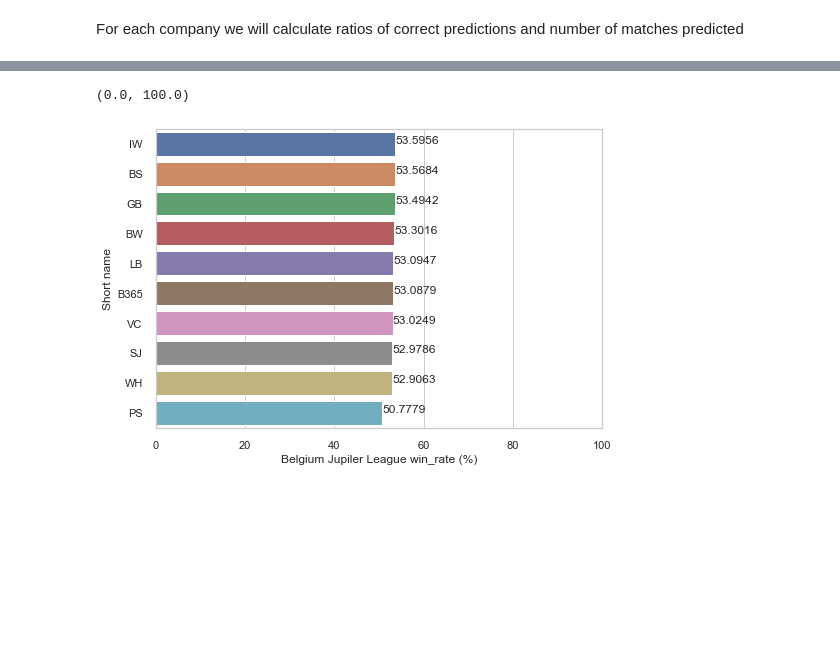
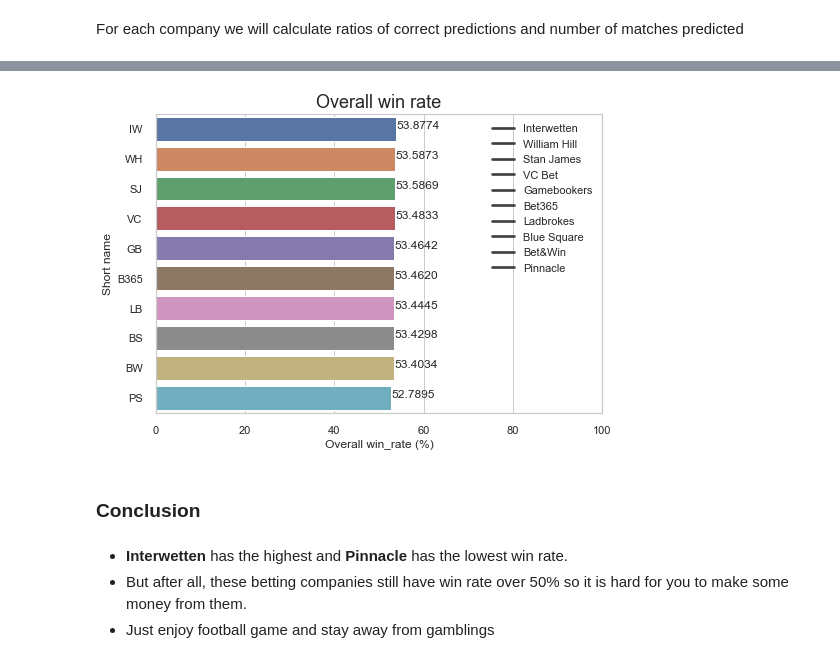
Before and after one commit to hieuhuynhcao/DSProgramming_Final, a Jupyter notebook: project.ipynb, the cells around one changed output, grey strips where cells are left out. Drawn from its saved outputs; the diff is of its cells as text; code cells hidden in the pictures; blank space fills up the shorter version.

```diff
--- a/project.ipynb
+++ b/project.ipynb
@@ -840,6 +840,18 @@ df_match.sample()
 # %% [markdown]
 For each company we will calculate ratios of correct predictions and number of matches predicted
 # %%
+df = df_match
+matches = np.array([])
+companies_rates = np.array([])
+for item in companies['Short name']:
+    try:
+        matches = np.append(matches, len(df[df[item] != -1]))
+        companies_rates = np.append(companies_rates, len(df[df['result'] == df[item]]) * 100 / len(df[df[item] != -1]))
+    except ZeroDivisionError:
+        companies_rates = np.append(companies_rates, np.nan)
+companies['Overall win_rate (%)'] = companies_rates
+companies['matches'] = matches
+
 for league in df_league['name']:
     df = df_match[df_match['name']==league]
     matches = np.array([])
@@ -893,8 +902,18 @@ league = league.sort_values(by=['Belgium Jupiler League win_rate (%)','Belgium J
 # %%
+league = companies[['Short name', 'Company name', 'Overall win_rate (%)', 'matches']]
+league = league.sort_values(by=['Overall win_rate (%)','matches'], ascending=False)
 sns.set_theme(style="whitegrid")
-p = sns.barplot(y = 'Short name', x ='Belgium Jupiler League win_rate (%)', data=league,orient="h")
+p = sns.barplot(y = 'Short name', x ='Overall win_rate (%)', data=league,orient="h")
 show_values(p, "h", space= 0.09)
+plt.title('Overall win rate',  fontsize=18)
+plt.legend(league['Company name'])
 plt.xlim(0,100)
+plt.show()
 # %% [output]
-(0.0, 100.0)
-[figure, old version]
+[figure, new version]
+# %% [markdown]
+### Conclusion
+# %% [markdown]
+- **Interwetten** has the highest and **Pinnacle** has the lowest win rate.
+- But after all, these betting companies still have win rate over 50% so it is hard for you to make some money from them.
+- Just enjoy football game and stay away from gamblings
```
Also changed, not shown: parts of 4 cells of this notebook.
